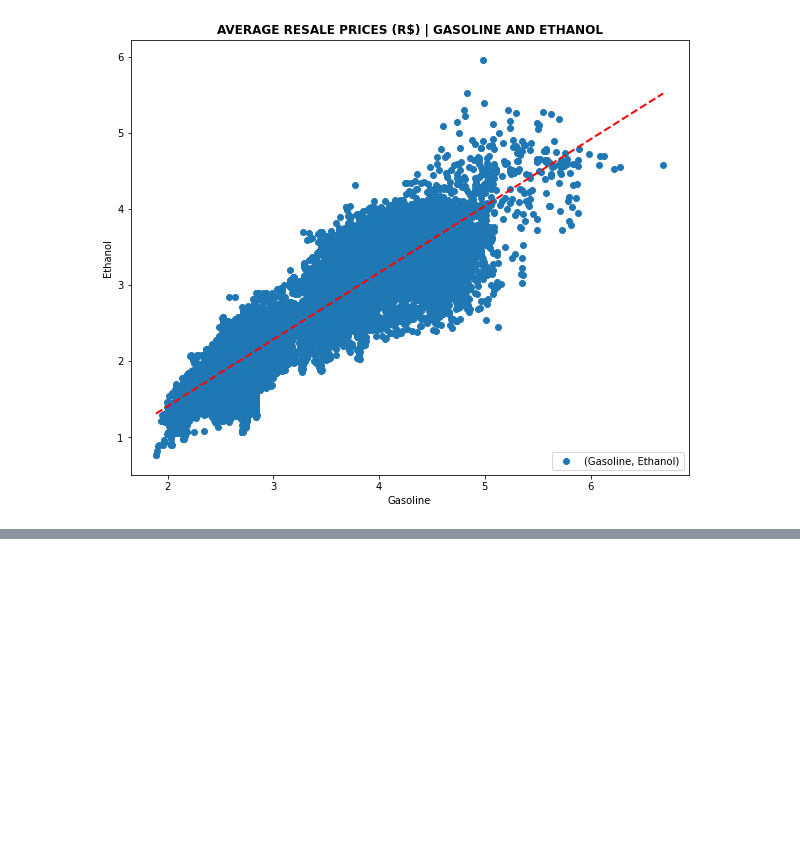
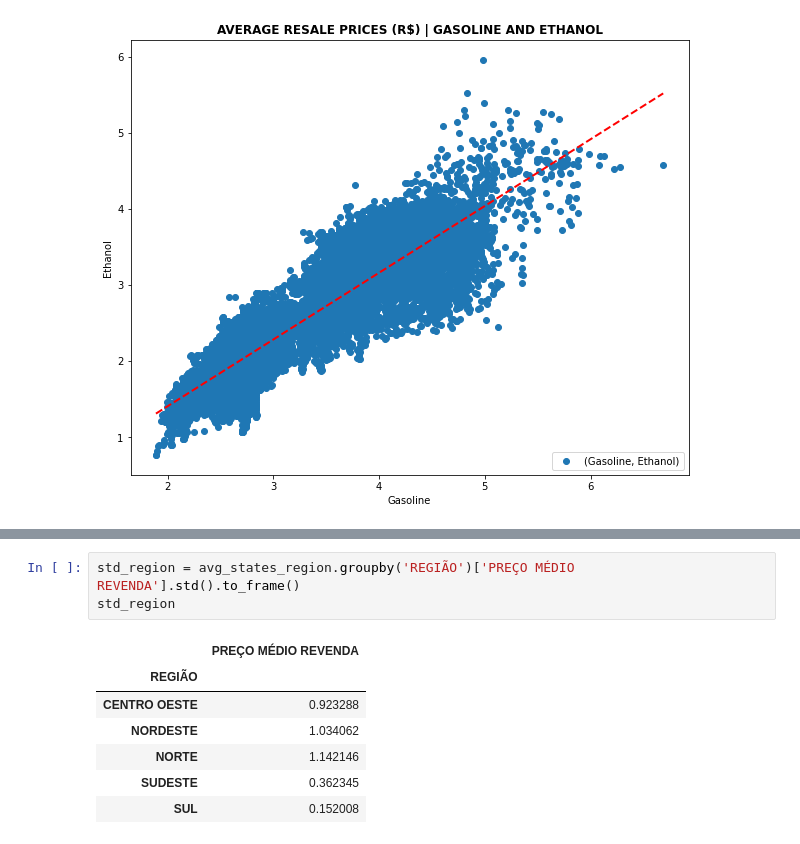
Before and after one commit to Yanasants/eda_gas_prices_brazil, a Jupyter notebook: data_analytics.ipynb, the cells around one changed output, grey strips where cells are left out. Drawn from its saved outputs; the diff is of its cells as text; blank space fills up the shorter version.

```diff
--- a/data_analytics.ipynb
+++ b/data_analytics.ipynb
@@ -252,0 +267,11 @@ ax.legend(['(Gasoline, Ethanol)'],loc = 'lower right')
+# %%
+std_region = avg_states_region.groupby('REGIÃO')['PREÇO MÉDIO REVENDA'].std().to_frame()
+std_region
+# %% [output]
+|  | PREÇO MÉDIO REVENDA |
+| REGIÃO |  |
+| CENTRO OESTE | 0.923288 |
+| NORDESTE | 1.034062 |
+| NORTE | 1.142146 |
+| SUDESTE | 0.362345 |
+| SUL | 0.152008 |
```
Also changed, not shown: parts of 5 cells of this notebook.
